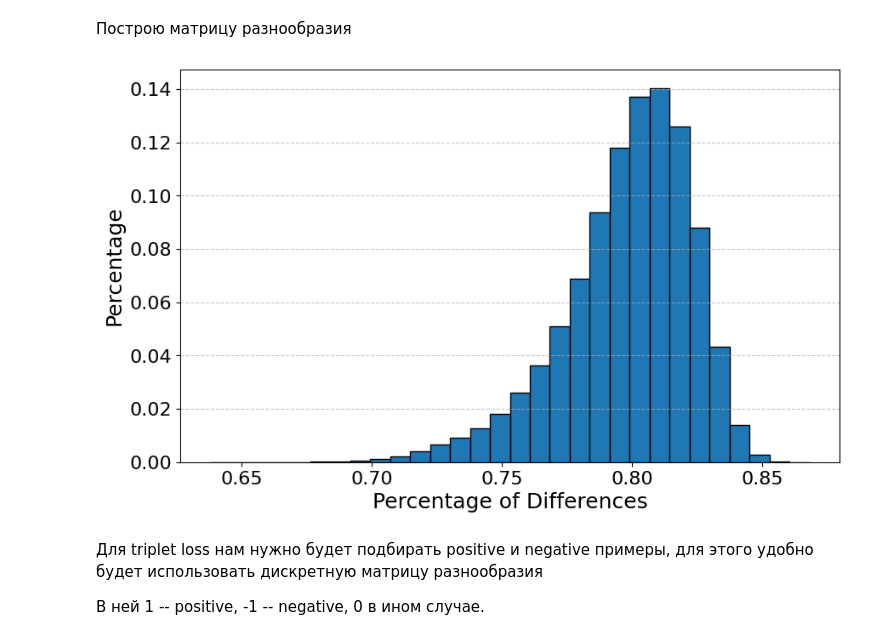
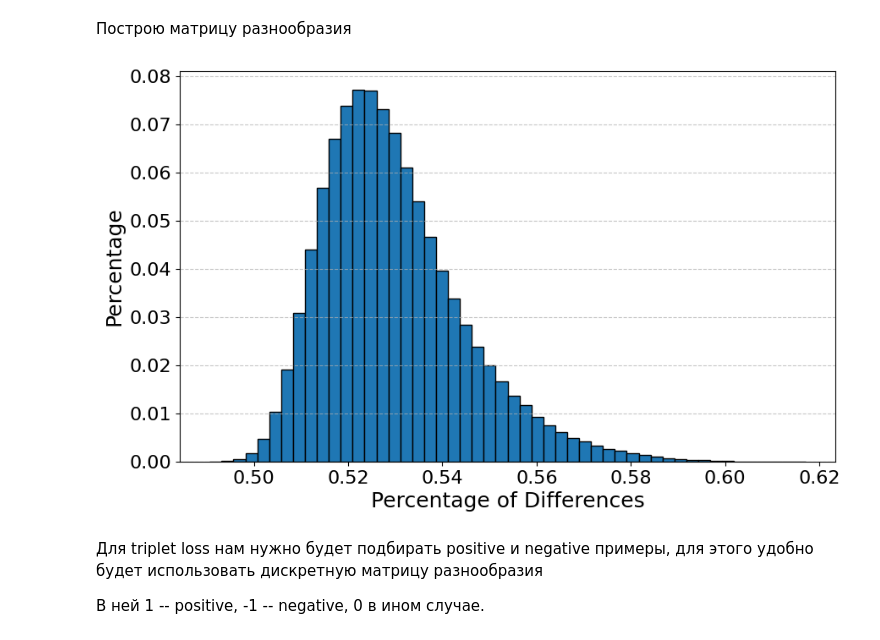
Before and after one commit to intsystems/predicator-function-for-neural-networks, a Jupyter notebook: code/gcn-training.ipynb, the cells around one changed output. Saved outputs shown, nothing was run; the diff lists cells and outputs as text; code cells hidden in the pictures.

```diff
--- a/code/gcn-training.ipynb
+++ b/code/gcn-training.ipynb
@@ -120,7 +106,7 @@ def load_json_from_directory(directory_path):
                         print(f"Error decoding JSON from file {file_path}: {e}")
     return json_data
 # %%
-models_dict = load_json_from_directory('third_dataset')
+models_dict = load_json_from_directory('../input/probs_dataset')
 # %% [markdown]
 Посмотрю как распределена точность моделей
 # %%
@@ -271,27 +257,27 @@ def get_diversity_matrix(models_dict, num_samples=2000):
 
     return diversity_matrix
 # %%
-diversity_matrix = get_diversity_matrix_naive(models_dict)
+diversity_matrix = get_diversity_matrix(models_dict)
 # %%
 diversities = []
 
 for i in tqdm(range(len(models_dict))):
     for j in range(i + 1, len(models_dict)):
         diversities.append(diversity_matrix[i, j])
 diversities = np.array(diversities)
 
 plt.figure(figsize=(10, 6))
 
-plt.hist(diversities, bins=30, edgecolor="black", weights=np.ones(len(diversities)) / len(diversities))
+plt.hist(diversities, bins=50, edgecolor="black", weights=np.ones(len(diversities)) / len(diversities))
 # plt.title("Distribution of Model Diversity")
 plt.xlabel("Percentage of Differences", fontsize=18)
 plt.ylabel("Percentage", fontsize=18)
 plt.grid(axis='y', linestyle='--', alpha=0.7)
 plt.xticks(fontsize=16)
 plt.yticks(fontsize=16)
 plt.show()
 # %% [output]
-[figure, old version]
+[figure, new version]
 # %% [markdown]
 Для triplet loss нам нужно будет подбирать positive и negative примеры, для этого удобно будет использовать дискретную матрицу разнообразия
 
```
Also changed, not shown: parts of 26 cells of this notebook, 7 other files.
